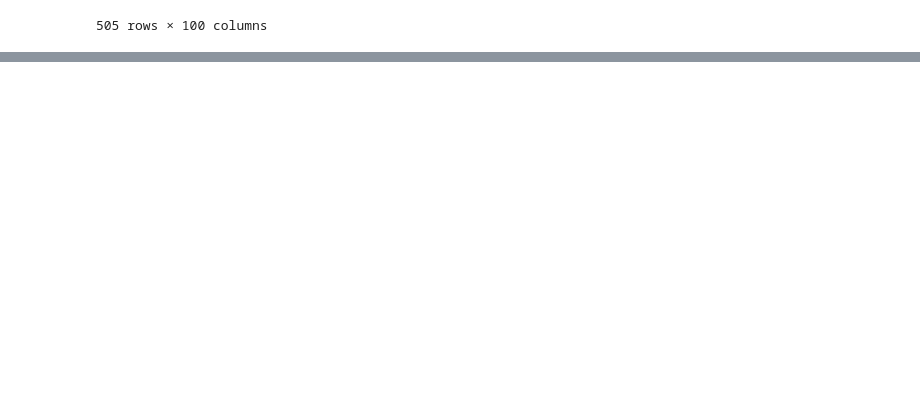
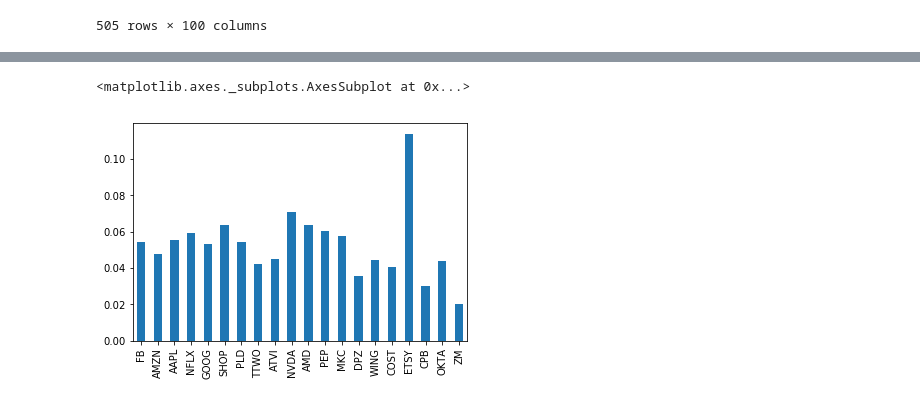
Before and after one commit to HeyokaBull777/Group_5, a Jupyter notebook: Resources/temp/Cramer_1_week_return.ipynb, the cells around one changed output, grey strips where cells are left out. Drawn from its saved outputs; the diff is of its cells as text; code cells hidden in the pictures; blank space fills up the shorter version.

```diff
--- a/Resources/temp/Cramer_1_week_return.ipynb
+++ b/Resources/temp/Cramer_1_week_return.ipynb
@@ -194,0 +144,4 @@ NameError: name 'Path' is not defined
+# %%
+#standard deviation
+standard_deviation=cramer_cumulative.std()
+standard_deviation
@@ -194,0 +166,5 @@ NameError: name 'Path' is not defined
+# %%
+standard_deviation.plot.bar()
+# %% [output]
+<matplotlib.axes._subplots.AxesSubplot at 0x...>
+[figure, added]
```
Also changed, not shown: parts of 42 cells of this notebook, 7 other files.
